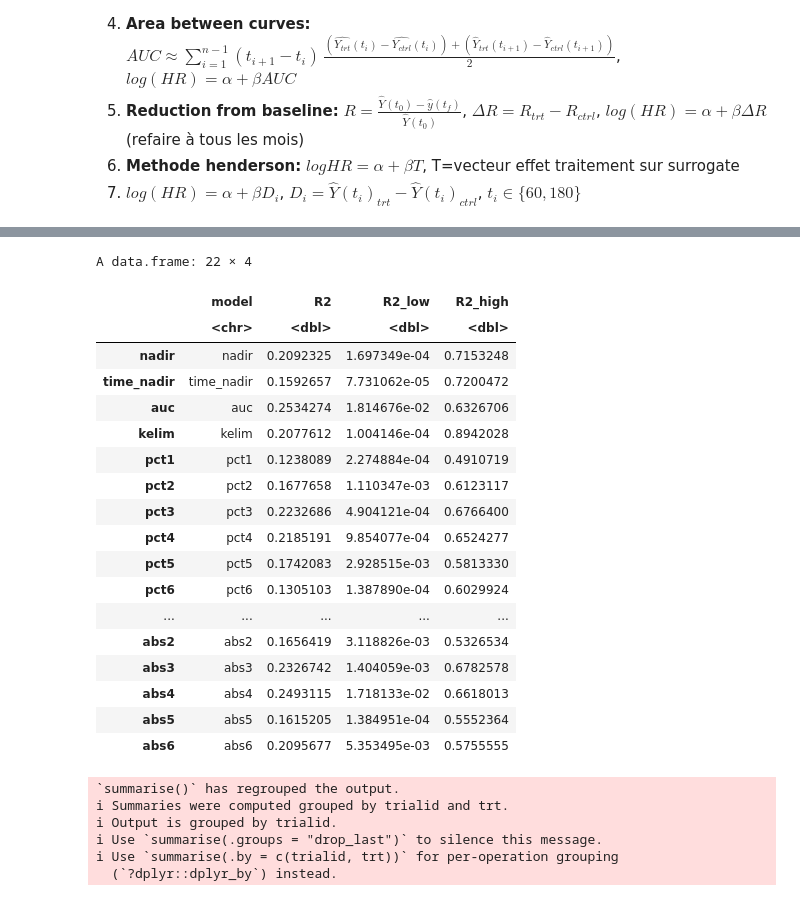
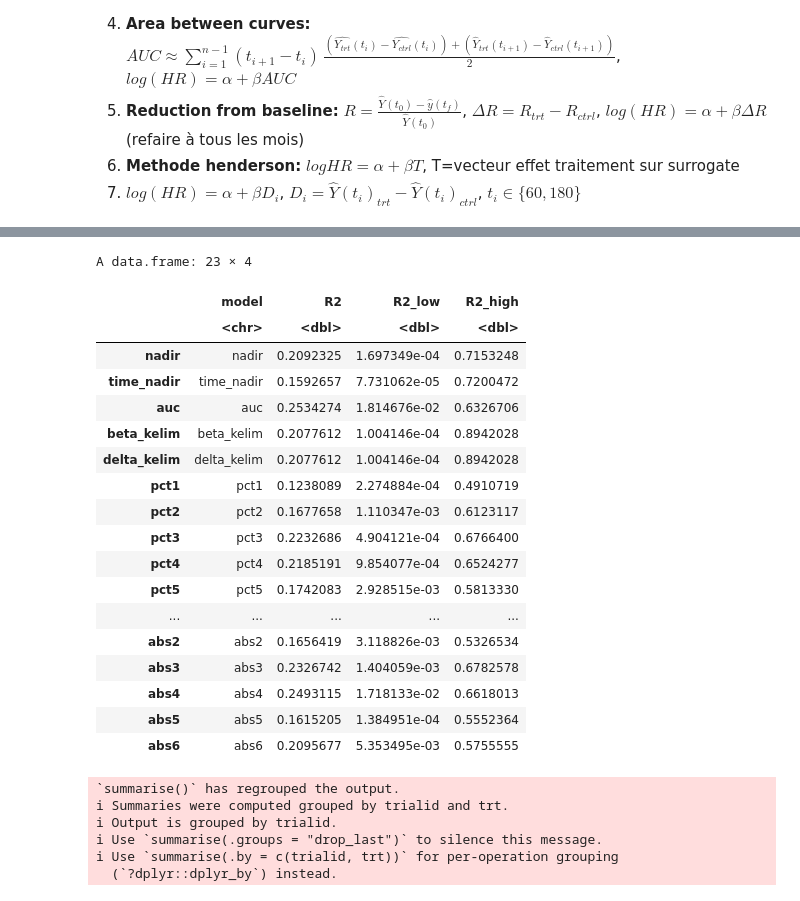
Before and after one commit to Kodro23/Surrogacy_evaluation_CA125, a Jupyter notebook: notebooks/CA125.ipynb, the cells around one changed output, grey strips where cells are left out. Saved outputs shown, nothing was run; the diff lists cells and outputs as text; code cells hidden in the pictures.

```diff
--- a/notebooks/CA125.ipynb
+++ b/notebooks/CA125.ipynb
@@ -1479,8 +1464,8 @@ set.seed(123)
 B <- 2000
 n <- nrow(trial_results)
 
-boot_r2 <- matrix(NA, nrow = B, ncol = 22)
-colnames(boot_r2) <- c("nadir","time_nadir","auc","kelim","pct1","pct2","pct3", "pct4", "pct5","pct6",
+boot_r2 <- matrix(NA, nrow = B, ncol = 23)
+colnames(boot_r2) <- c("nadir","time_nadir","auc","beta_kelim", "delta_kelim","pct1","pct2","pct3", "pct4", "pct5","pct6",
                        "slope1","slope2","slope3","slope4", "slope5","slope6",
                        "abs1","abs2","abs3","abs4","abs5","abs6")
 
@@ -1514,16 +1505,16 @@ Warning message in summary.lm(m):
-A data.frame: 22 × 4
+A data.frame: 23 × 4
 |  | model | R2 | R2_low | R2_high |
 |  | <chr> | <dbl> | <dbl> | <dbl> |
 | nadir | nadir | 0.2092325 | 1.697349e-04 | 0.7153248 |
 | time_nadir | time_nadir | 0.1592657 | 7.731062e-05 | 0.7200472 |
 | auc | auc | 0.2534274 | 1.814676e-02 | 0.6326706 |
-| kelim | kelim | 0.2077612 | 1.004146e-04 | 0.8942028 |
+| beta_kelim | beta_kelim | 0.2077612 | 1.004146e-04 | 0.8942028 |
+| delta_kelim | delta_kelim | 0.2077612 | 1.004146e-04 | 0.8942028 |
 | pct1 | pct1 | 0.1238089 | 2.274884e-04 | 0.4910719 |
 | pct2 | pct2 | 0.1677658 | 1.110347e-03 | 0.6123117 |
 | pct3 | pct3 | 0.2232686 | 4.904121e-04 | 0.6766400 |
 | pct4 | pct4 | 0.2185191 | 9.854077e-04 | 0.6524277 |
 | pct5 | pct5 | 0.1742083 | 2.928515e-03 | 0.5813330 |
-| pct6 | pct6 | 0.1305103 | 1.387890e-04 | 0.6029924 |
 | ... | ... | ... | ... | ... |
 | abs2 | abs2 | 0.1656419 | 3.118826e-03 | 0.5326534 |
 | abs3 | abs3 | 0.2326742 | 1.404059e-03 | 0.6782578 |
```
Also changed, not shown: parts of 12 cells of this notebook, 2 other files.
